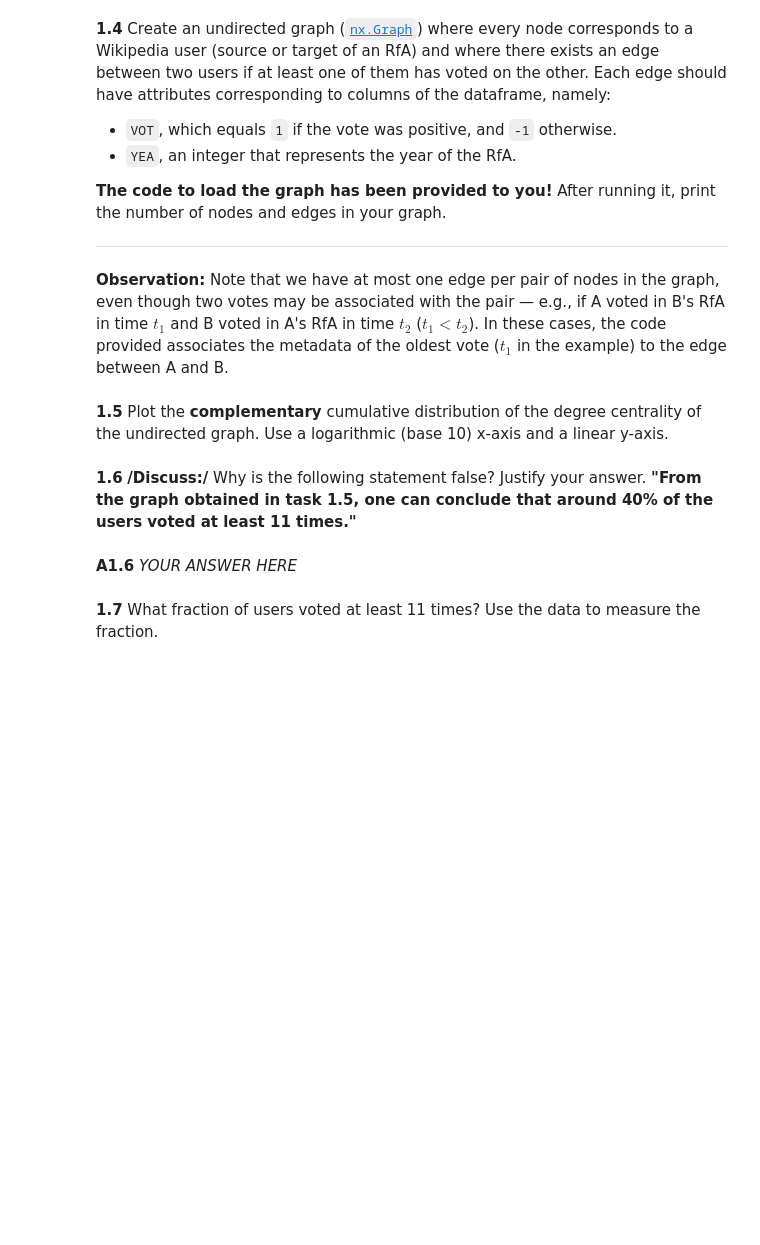
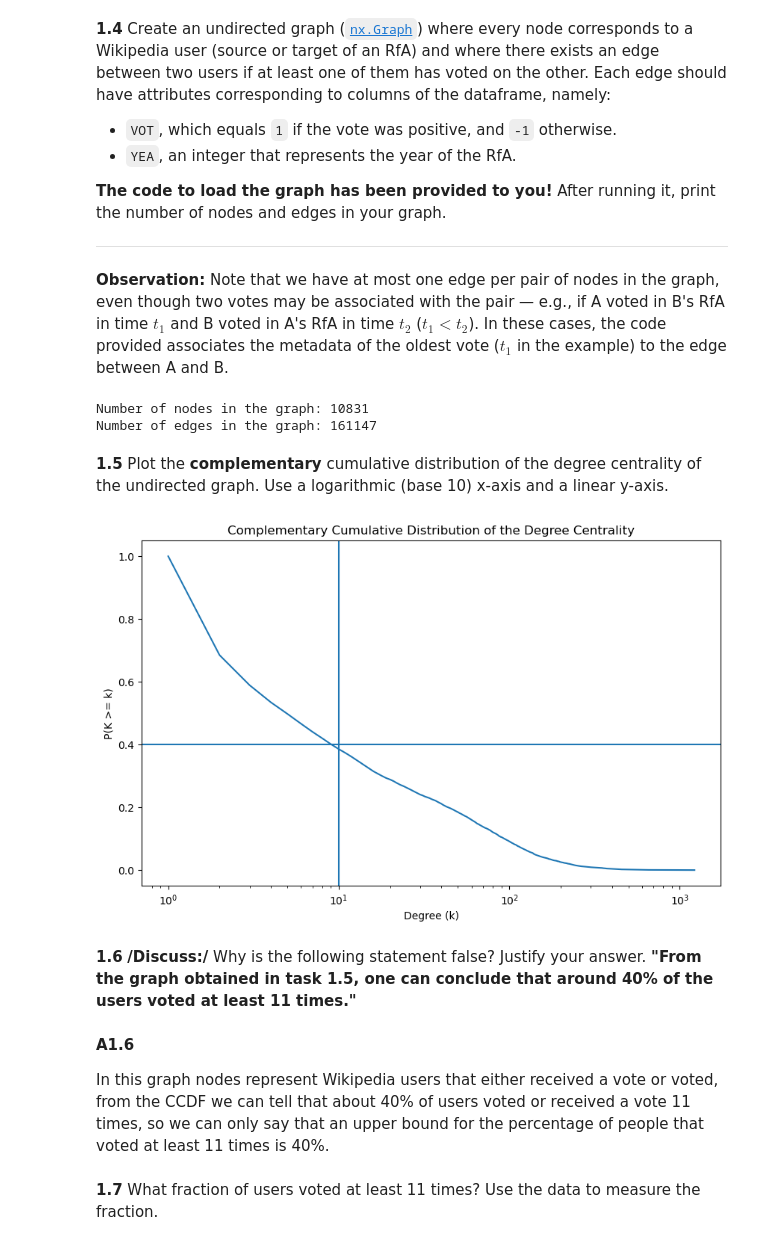
Before and after one commit to MauroPello/EPFL-ADA, a Jupyter notebook: Exams/2022/exam.ipynb, the cells around one changed output. Saved outputs shown, nothing was run; the diff lists cells and outputs as text; code cells hidden in the pictures; blank space fills up the shorter version.

```diff
--- a/Exams/2022/exam.ipynb
+++ b/Exams/2022/exam.ipynb
@@ -152,18 +152,49 @@ G = nx.from_pandas_edgelist(pd.read_csv("./wiki-RfA.csv.gz"),
                             'SRC', 'TGT', ['VOT', 'RES', 'YEA', 'DAT'], create_using=nx.Graph)
 # %%
 # 1.4
+print(f"Number of nodes in the graph: {len(G.nodes)}")
+print(f"Number of edges in the graph: {len(G.edges)}")
+# %% [output]
+Number of nodes in the graph: 10831
+Number of edges in the graph: 161147
 # %% [markdown]
 **1.5**
 Plot the **complementary** cumulative distribution of the degree centrality of the undirected graph. Use a logarithmic (base 10) x-axis and a linear y-axis.
 # %%
 # 1.5
+from typing import Counter
+
+import numpy as np
+
+
+degrees = [d for n, d in G.degree()]
+
+degree_counts = Counter(degrees)
+sorted_degrees = sorted(degree_counts.keys())
+counts = [degree_counts[d] for d in sorted_degrees]
+
+total_nodes = len(G.nodes)
+ccdf_values = np.cumsum(counts[::-1])[::-1] / total_nodes # Probability P(K >= k)
+
+plt.figure(figsize=(10, 6))
+plt.plot(sorted_degrees, ccdf_values)
+plt.xscale("log")
+plt.axvline(10)
+plt.axhline(0.4)
+plt.title('Complementary Cumulative Distribution of the Degree Centrality')
+plt.xlabel('Degree (k)')
+plt.ylabel('P(K >= k)')
+plt.show()
+# %% [output]
+[figure, added]
 # %% [markdown]
 
 **1.6**
 **/Discuss:/** Why is the following statement false? Justify your answer. **"From the graph obtained in task 1.5, one can conclude that around 40% of the users voted at least 11 times."**
 # %% [markdown]
 **A1.6**
-*YOUR ANSWER HERE*
+
+In this graph nodes represent Wikipedia users that either received a vote or voted, from the CCDF we can tell that about 40% of users voted or received a vote 11 times, so we can only say that an upper bound for the percentage of people that voted at least 11 times is 40%.
 # %% [markdown]
 **1.7**
 What fraction of users voted at least 11 times? Use the data to measure the fraction.
```
Also changed, not shown: parts of 23 cells of this notebook, 1 other file.
